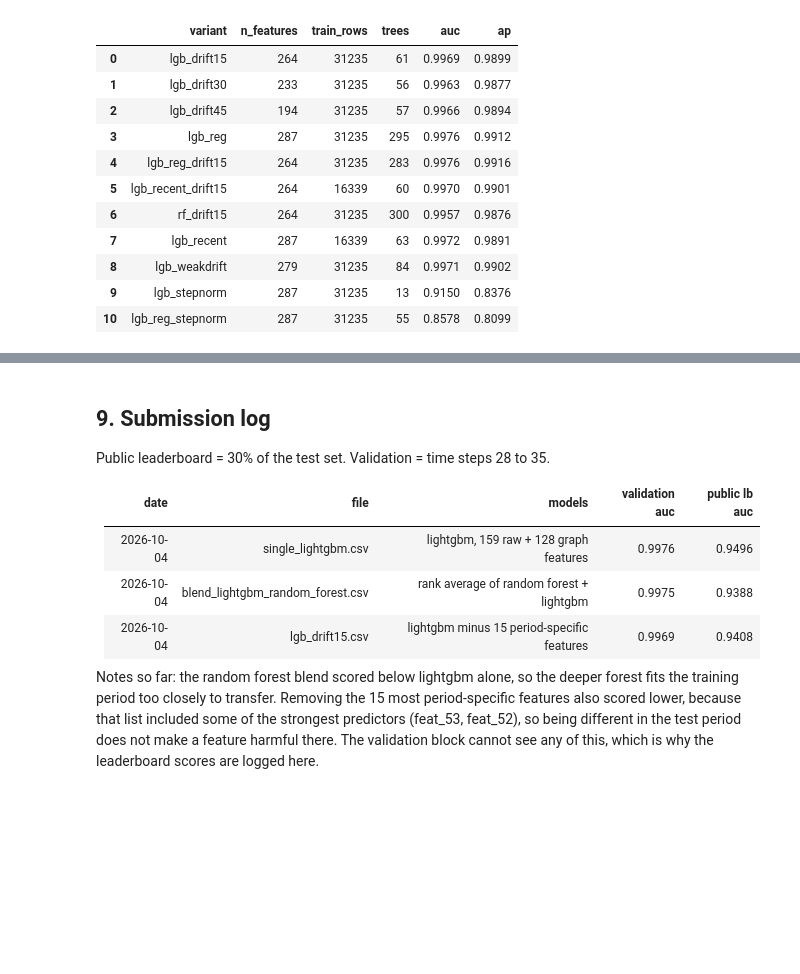
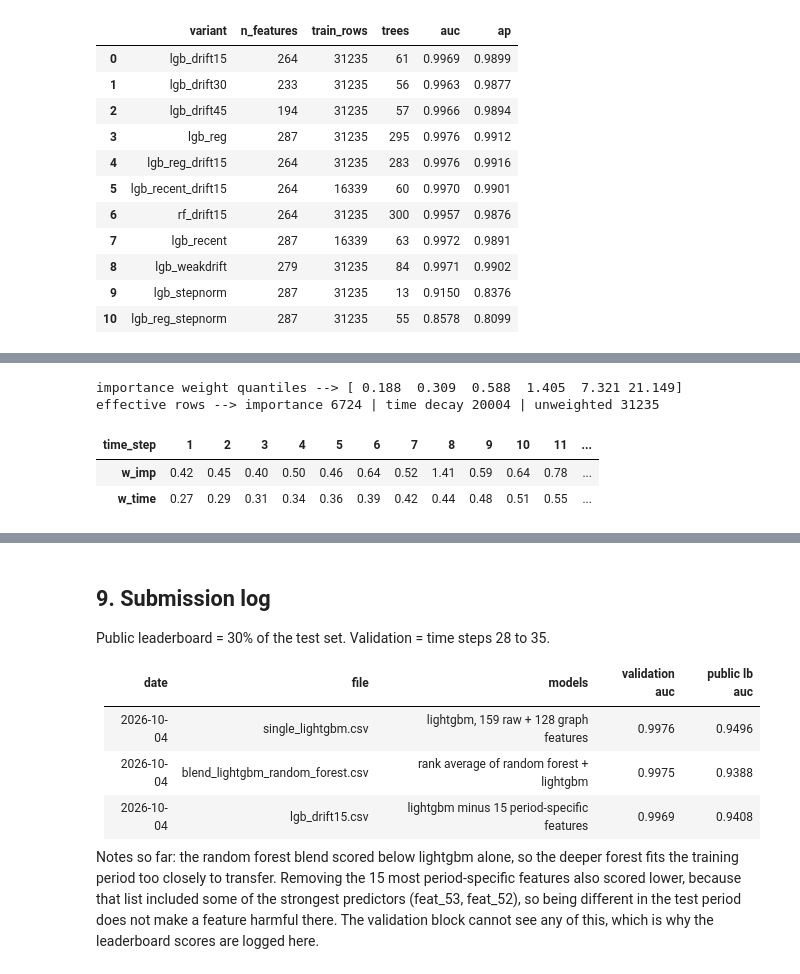
Before and after one commit to ykwong2002/bt4012-kaggle-competition, a Jupyter notebook: e1155727.ipynb, the cells around one changed output, grey strips where cells are left out. Cells and saved outputs as stored; diff of their text form; code cells hidden in the pictures; blank space fills up the shorter version.

```diff
--- a/e1155727.ipynb
+++ b/e1155727.ipynb
@@ -1286,0 +1297,29 @@ wrote submissions/blend_stepnorm_reg.csv | mean target 0.5000
+# %%
+# out-of-fold adversarial probabilities for every training row --> weights that are not overfitted
+X_adv = np.vstack([train_df[kept_features].values, test_df[kept_features].values])
+y_adv = np.r_[np.zeros(len(train_df)), np.ones(len(test_df))]
+adv_clf = lgb.LGBMClassifier(n_estimators=150, learning_rate=0.1, num_leaves=31, random_state=SEED, verbose=-1, n_jobs=-1)
+p_adv = cross_val_predict(adv_clf, X_adv, y_adv, cv=StratifiedKFold(3, shuffle=True, random_state=SEED), method='predict_proba')[:, 1][:len(train_df)]
+odds = np.clip(p_adv, 1e-4, 1 - 1e-4) / (1 - np.clip(p_adv, 1e-4, 1 - 1e-4))
+w_imp = np.sqrt(odds)
+w_imp = np.clip(w_imp / w_imp.mean(), 0.05, 20)
+w_imp = w_imp / w_imp.mean()
+weight_df = pd.DataFrame({'txId': train_df.txId.values, 'w_imp': w_imp})
+weight_df['w_time'] = 0.5 ** ((train_df.time_step.max() - train_df.time_step.values) / 10)
+weight_df['w_time'] = weight_df.w_time / weight_df.w_time.mean()
+labelled_df = labelled_df.merge(weight_df, on='txId', how='left')
+tr_df, va_df = get_time_split(labelled_df, VALID_START)
+
+def effective_rows(w):
+    # kish effective sample size --> how many equally weighted rows the weights are worth
+    return (w.sum() ** 2) / (w ** 2).sum()
+
+print('importance weight quantiles -->', np.round(np.quantile(labelled_df.w_imp, [0, 0.25, 0.5, 0.75, 0.95, 1]), 3))
+print('effective rows --> importance {:.0f} | time decay {:.0f} | unweighted {}'.format(effective_rows(labelled_df.w_imp.values), effective_rows(labelled_df.w_time.values), len(labelled_df)))
+labelled_df.groupby('time_step')[['w_imp', 'w_time']].mean().round(2).T
+# %% [output]
+importance weight quantiles --> [ 0.188  0.309  0.588  1.405  7.321 21.149]
+effective rows --> importance 6724 | time decay 20004 | unweighted 31235
+| time_step | 1 | 2 | 3 | 4 | 5 | 6 | 7 | 8 | 9 | 10 | 11 | ... |
+| w_imp | 0.42 | 0.45 | 0.40 | 0.50 | 0.46 | 0.64 | 0.52 | 1.41 | 0.59 | 0.64 | 0.78 | ... |
+| w_time | 0.27 | 0.29 | 0.31 | 0.34 | 0.36 | 0.39 | 0.42 | 0.44 | 0.48 | 0.51 | 0.55 | ... |
```
Also changed, not shown: parts of 10 cells of this notebook.
